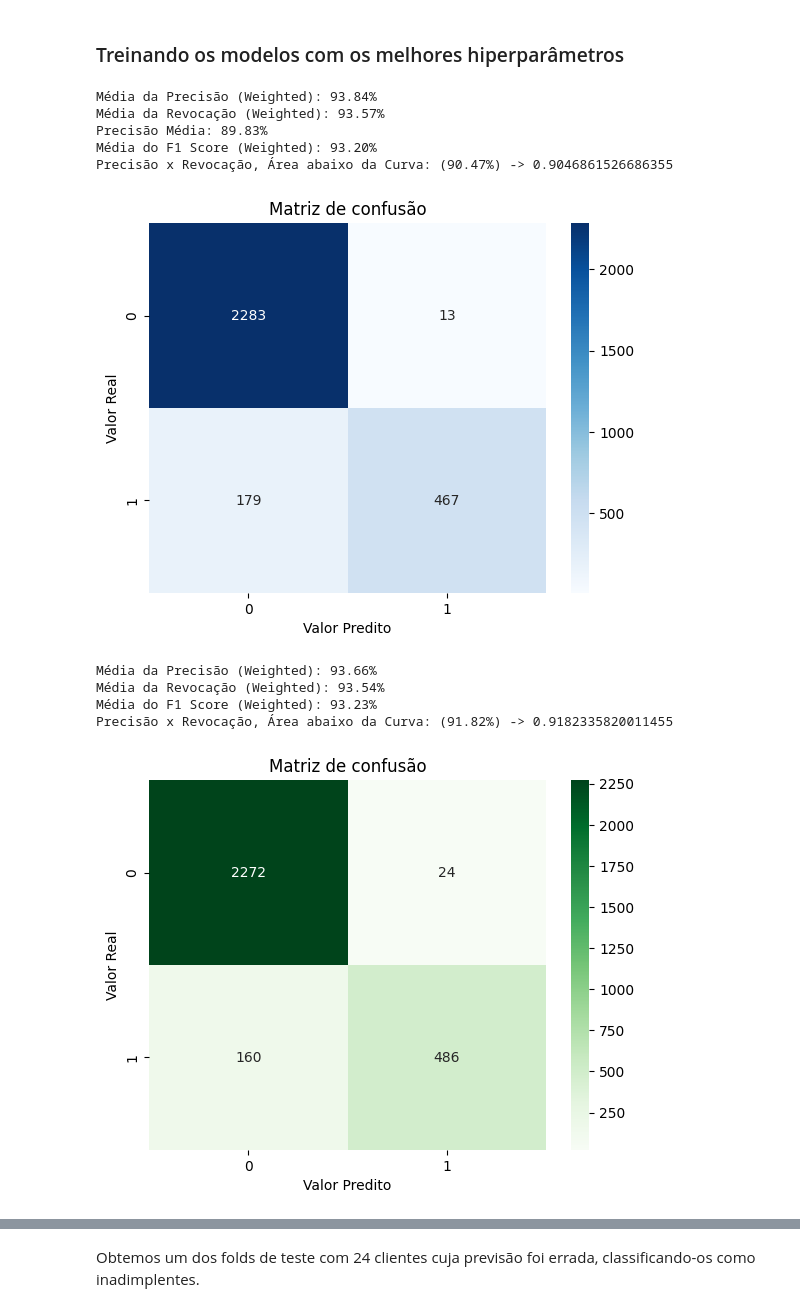
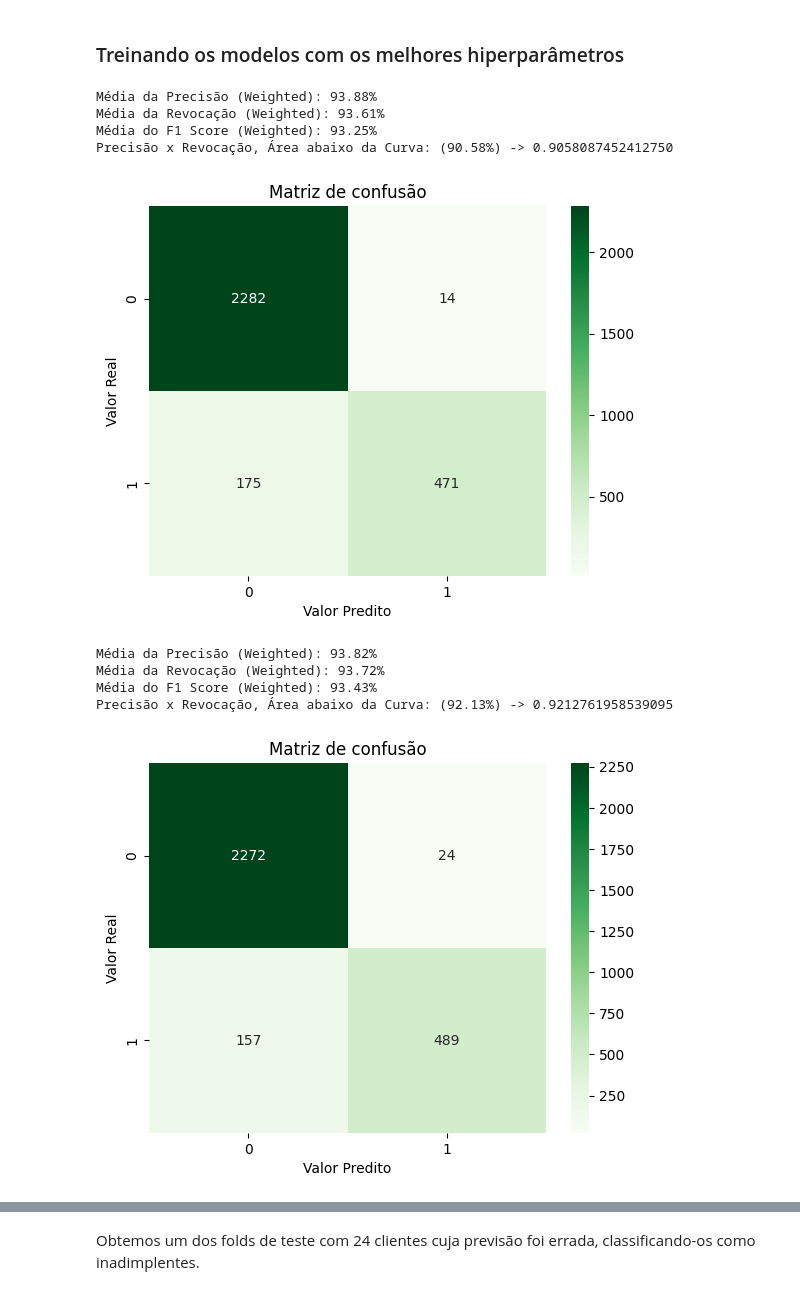
Before and after one commit to GBibiano/risco-credito, a Jupyter notebook: modelagem.ipynb, the cells around one changed output, grey strips where cells are left out. Drawn from its saved outputs; the diff is of its cells as text; code cells hidden in the pictures.

```diff
--- a/modelagem.ipynb
+++ b/modelagem.ipynb
@@ -132,13 +117,26 @@ def treinar_modelo(modelo, X: pd.DataFrame, y: pd.Series, metrics_report: bool=F
 # %%
 # Relatório de Recursive Feature Elimination
-def rfe_report(modelo, min_range: int=13, max_range: int=23):
+def rfe_report(modelo, min_range: int=13, max_range: int=23) -> list:
     # Definir o StratifiedKFold com 2 folds
     skf = StratifiedKFold(n_splits=2, shuffle=True, random_state=47)
 
     # Loop sobre os folds do StratifiedKFold para obter os splits estratificados
     for train_index, test_index in skf.split(X, y):
-        X_train, X_test = X.iloc[train_index], X.iloc[test_index]
-        y_train, y_test = y.iloc[train_index], y.iloc[test_index]
+        X_train, X_test = X.iloc[train_index].copy(), X.iloc[test_index].copy()
+        y_train, y_test = y.iloc[train_index].copy(), y.iloc[test_index].copy()
+
+    # Definimos quais são as features categóricas
+    cat_features = ['posse_residencia_cliente', 'finalidade_emprestimo', 'nota_emprestimo']
+
+    # Instanciamos o Encoder
+    encoder = TargetEncoder(min_samples_leaf=450, smoothing=11.5, cols=cat_features)
+
+    # Ajustamos o encoder apenas ao conjunto de treinamento
+    encoder.fit(X_train[cat_features], y_train)
+
+    # Aplicamos a transformação tanto no treinamento quanto no teste
+    X_train.loc[:, cat_features] = encoder.transform(X_train[cat_features])
+    X_test.loc[:, cat_features] = encoder.transform(X_test[cat_features])
 
     # instanciamos o RFE
     selector = RFE(estimator=modelo)
@@ -178,7 +176,6 @@ def rfe_report(modelo, min_range: int=13, max_range: int=23):
             melhores_features = nome_features_selecionadas.copy()
             melhor_pr_auc = metrica_pr_auc
 
-
         # exibe as informações do RFE atual
         print('----------------------------------------------')
         print(f'RFE {qtd_features} features - [INFO] Precision Recall AUC: ', metrica_pr_auc)
@@ -188,7 +185,7 @@ def rfe_report(modelo, min_range: int=13, max_range: int=23):
     print('[END] Precision Recall AUC: ', melhor_pr_auc)
     print("[END] Features selecionadas: ", melhores_features)
 
-    # retorna o modelo com melhor rfe
+    # retorna as features que retornaram a melhor métrica
     return melhores_features
 # %% [markdown]
 # Modelagem
@@ -292,13 +271,3 @@ df.head(15)
 | 13 | 26 | 108160 | Alugada | 4 | Educação | ... |
 | 14 | 23 | 115000 | Alugada | 2 | Educação | ... |
 15 rows × 23 columns
-# %%
-# instanciando o LabelEncoder
-label_encoder_residencia = LabelEncoder()
-label_encoder_finalidade_emp = LabelEncoder()
-label_encoder_nota_emprestimo = LabelEncoder()
-
-# encoding de features categóricas
-df.posse_residencia_cliente = label_encoder_residencia.fit_transform(df.posse_residencia_cliente)
-df.finalidade_emprestimo = label_encoder_finalidade_emp.fit_transform(df.finalidade_emprestimo)
-df.nota_emprestimo = label_encoder_nota_emprestimo.fit_transform(df.nota_emprestimo)
@@ -488,0 +423,2 @@ MELHOR "X_train" com 22 features:
+# %%
+features_RFE_randomforest = rfe_report(randomforestclassifier, 18, 21)
@@ -783,41 +724,39 @@ executing.executing.NotOneValueFound: Expected one value, found 0
 # %%
 # treinando o random forest classifier
 randomforestclassifier = RandomForestClassifier(
     criterion='entropy',
     n_estimators=254,
     max_depth=22,
     min_samples_split=5,
     min_samples_leaf=1,
     max_features=0.6469137671892833,
     class_weight=pesos, # peso das classes
     random_state=47
 )
 
-rf_treinado, _, _, _, _ = treinar_modelo(randomforestclassifier, X[features_RFE_randomforest], y, True)
+rf_treinado, _, _, _ = treinar_modelo(randomforestclassifier, X[features_RFE_randomforest], y, True)
 # %% [output]
-Média da Precisão (Weighted): 93.84%
-Média da Revocação (Weighted): 93.57%
-Precisão Média: 89.83%
-Média do F1 Score (Weighted): 93.20%
-Precisão x Revocação, Área abaixo da Curva: (90.47%) -> 0.9046861526686355
+Média da Precisão (Weighted): 93.88%
+Média da Revocação (Weighted): 93.61%
+Média do F1 Score (Weighted): 93.25%
+Precisão x Revocação, Área abaixo da Curva: (90.58%) -> 0.9058087452412750
-[figure, old version]
+[figure, new version]
 # %%
-# Melhores hiperparâmetros:  {'n_estimators': 242, 'max_depth': 3, 'learning_rate': 0.37010357027104934, 'gamma': 0.0840143993260119}
 # treinando o xgboost classifier
 xgbclassifier = XGBClassifier(
-    n_estimators=242,
-    max_depth=3,
-    learning_rate=0.37010357027104934,
-    gamma=0.0840143993260119,
+    n_estimators=272,
+    max_depth=4,
+    learning_rate=0.2890010316844866,
+    gamma=0.06322196656471735,
     random_state=47
 )
 
-xgb_treinado, _, y_test, y_pred, _ = treinar_modelo(xgbclassifier, X[features_RFE_xgboost], y, True)
+xgb_treinado, _, y_test, y_pred = treinar_modelo(xgbclassifier, X[features_RFE_xgboost], y, True)
 # %% [output]
-Média da Precisão (Weighted): 93.66%
-Média da Revocação (Weighted): 93.54%
-Média do F1 Score (Weighted): 93.23%
-Precisão x Revocação, Área abaixo da Curva: (91.82%) -> 0.9182335820011455
+Média da Precisão (Weighted): 93.82%
+Média da Revocação (Weighted): 93.72%
+Média do F1 Score (Weighted): 93.43%
+Precisão x Revocação, Área abaixo da Curva: (92.13%) -> 0.9212761958539095
 [figure]
 # %%
 # treinando o gradient boosting classifier
```
Also changed, not shown: parts of 83 cells of this notebook.
